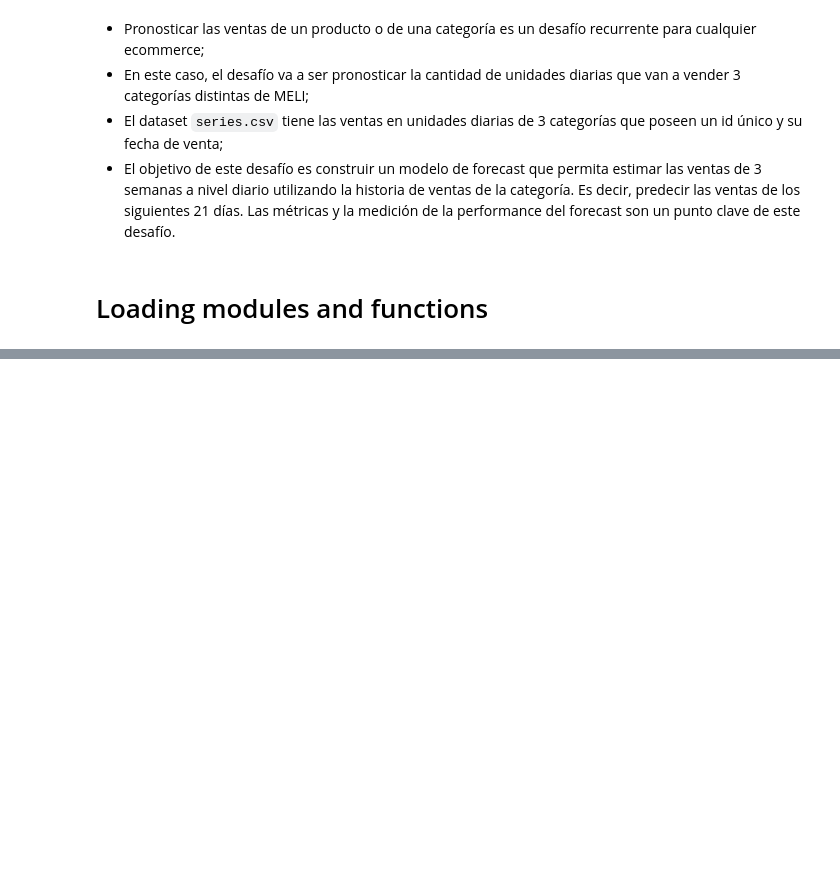
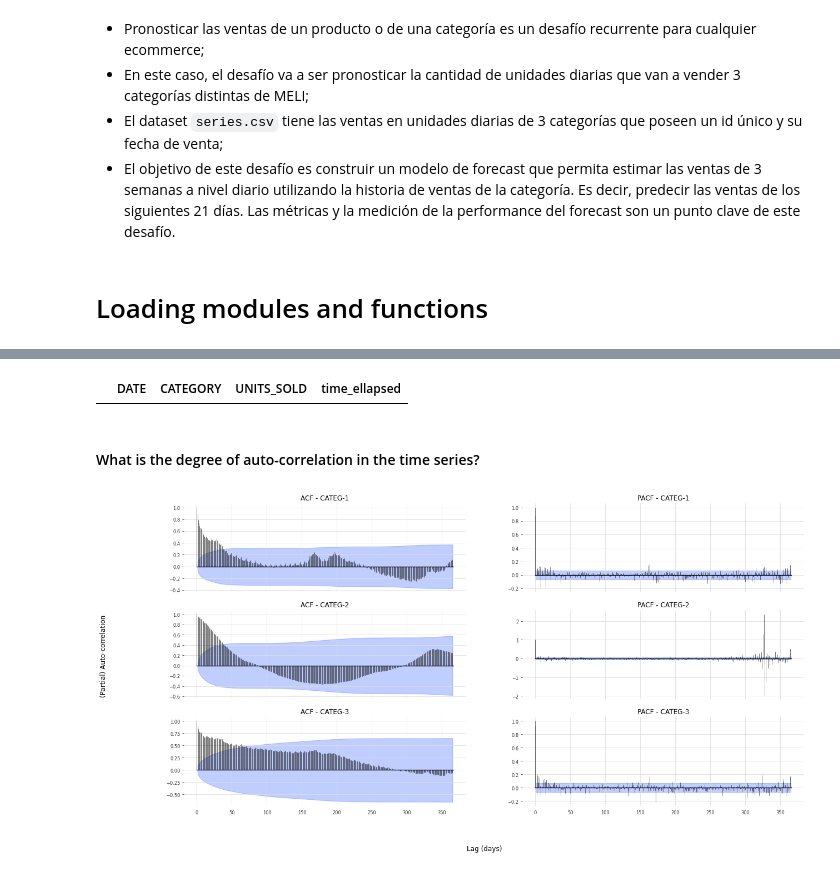
Before and after one commit to nacmarino/meli, a Jupyter notebook: src/DS Challenge #4 - Series de tiempo.ipynb, the cells around one changed output, grey strips where cells are left out. Saved outputs shown, nothing was run; the diff lists cells and outputs as text; code cells hidden in the pictures; blank space fills up the shorter version.

```diff
--- a/src/DS Challenge #4 - Series de tiempo.ipynb
+++ b/src/DS Challenge #4 - Series de tiempo.ipynb
@@ -15,0 +118,10 @@ df = pd.read_csv(filepath_or_buffer = '../data/series.csv')
+# %%
+## creating a date range to reindex the dataframe and fill in the missing dates
+idx = pd.date_range(dates_by_category.start.unique()[0], dates_by_category.end.unique()[0])
+## creating a multindex so that we can reindex the dataframe by date and category
+idx = pd.MultiIndex.from_product([idx, df_without_start.CATEGORY.unique()], names=['DATE', 'CATEGORY'])
+## reindexing the dataframe to complete the missing observations
+df_complete = df_without_start.set_index(['DATE', 'CATEGORY']).reindex(index = idx).reset_index()
+## reordering the dataframe
+df_complete = df_complete.sort_values(['CATEGORY', 'DATE'])
+print(f'The original dataframe contained {df.shape[0]} rows. Removing the hiatus for each category reduced the number of rows to {df_without_start.shape[0]}, and filling in the missing dates increased it to {df_complete.shape[0]} rows.')
@@ -15,0 +145,31 @@ df = pd.read_csv(filepath_or_buffer = '../data/series.csv')
+# %%
+## are there any records of zero units sold?
+df_complete[df_complete.UNITS_SOLD == 0]
+# %% [output]
+|  | DATE | CATEGORY | UNITS_SOLD | time_ellapsed |
+# %%
+## since there are not records of no unit sold, I presume that this missing data was due to an error in data
+## storage or something like that. In order not to lose this information, I'll use a simple interpolation
+df_complete['Interpolated'] = df_complete.groupby('CATEGORY').UNITS_SOLD.apply(lambda x: x.interpolate())
+# %% [markdown]
+#### What is the degree of auto-correlation in the time series?
+# %%
+## preparing the data to feed it into a TimeSeries object
+time_series = df_complete.loc[:, ['DATE', 'CATEGORY', 'Interpolated']]
+## creating the time series object
+time_series = TimeSeries.from_group_dataframe(df = time_series, group_cols = 'CATEGORY', time_col = 'DATE', value_cols = 'Interpolated', freq = 'D')
+## setting the frequency for a daily time series
+TIME_SERIES_FREQUENCY = 365
+# %%
+## plotting the ACF and PACF for each time series
+fig, ax = plt.subplots(nrows = 3, ncols = 2, sharex = True, figsize = (20, 10))
+labels = df_complete.CATEGORY.unique()
+for idx_ts, ts in enumerate(time_series):
+    plot_acf(ts = ts, max_lag = TIME_SERIES_FREQUENCY, axis = ax[idx_ts][0])
+    plot_pacf(ts = ts, max_lag = TIME_SERIES_FREQUENCY, axis = ax[idx_ts][1])
+    ax[idx_ts][0].set_title(f'ACF - {labels[idx_ts]}')
+    ax[idx_ts][1].set_title(f'PACF - {labels[idx_ts]}')
+    fig.supxlabel('Lag (days)')
+    fig.supylabel('(Partial) Auto-correlation')
+# %% [output]
+[figure, added]
```
Also changed, not shown: parts of 23 cells of this notebook.
